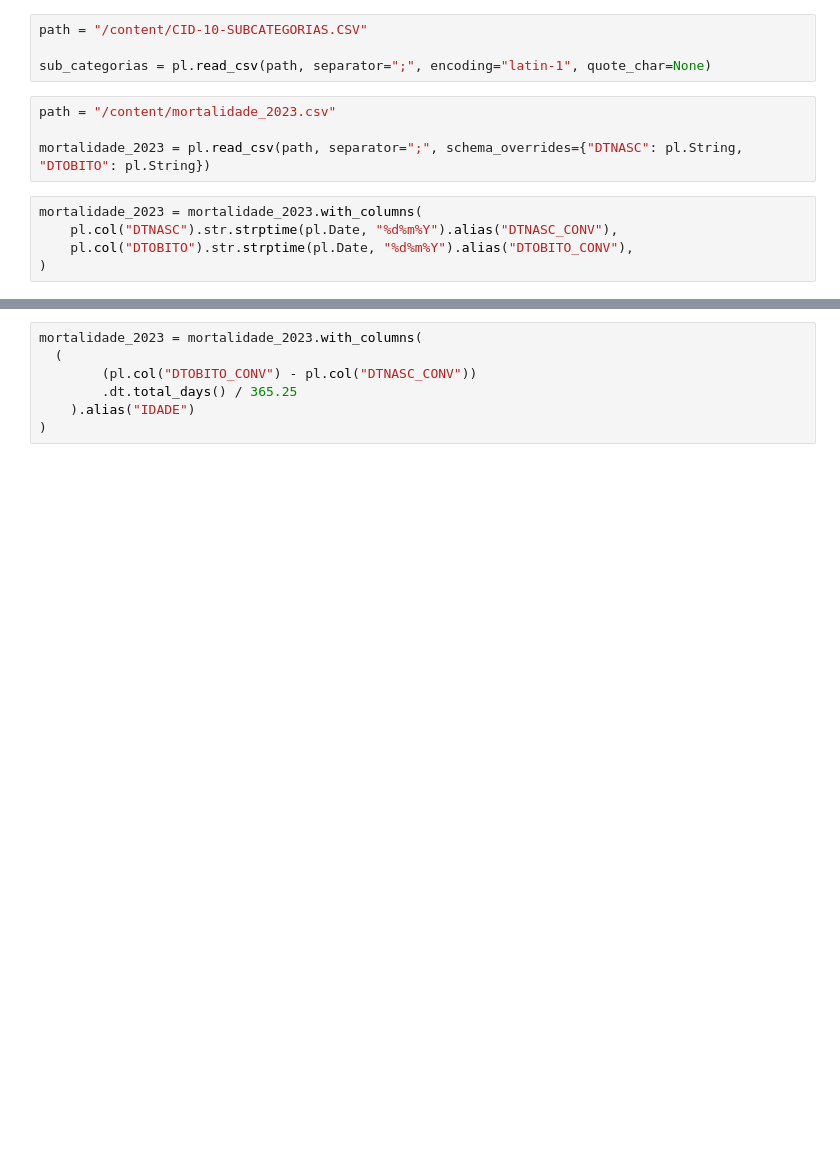
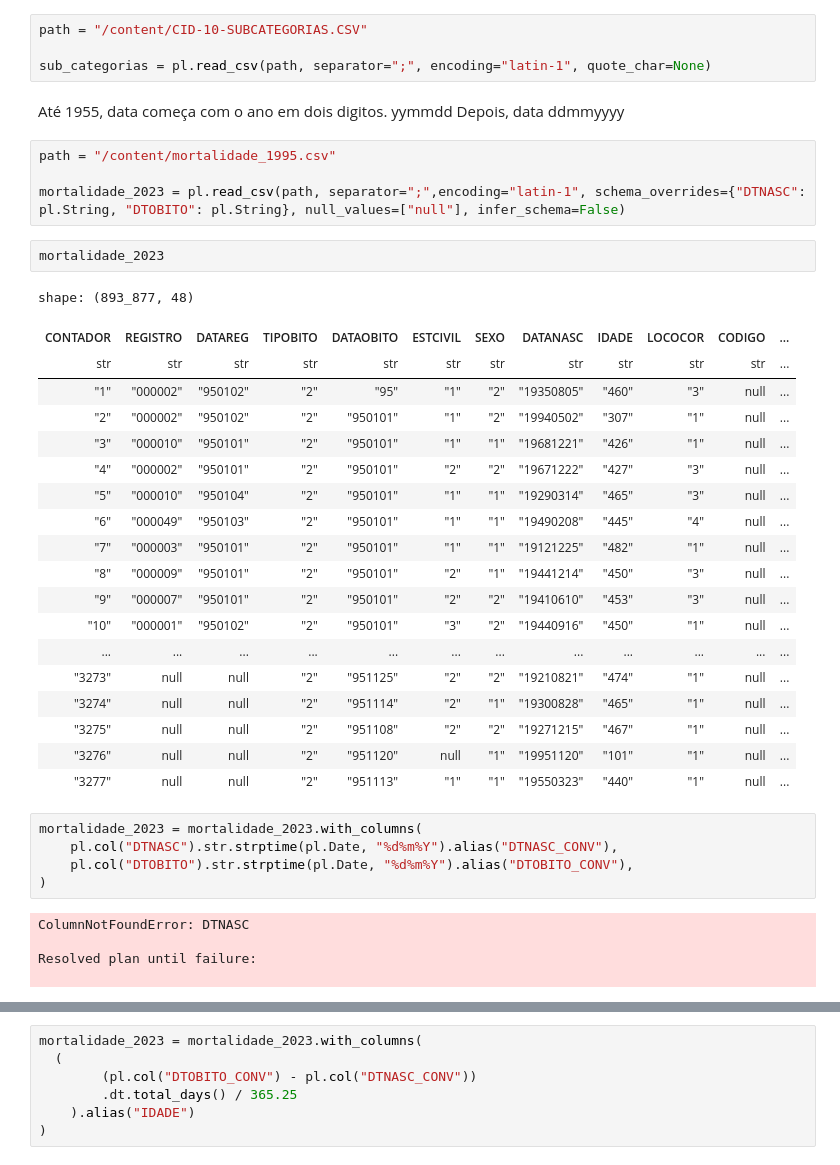
Before and after one commit to arturbernardo/data_sus, a Jupyter notebook: obitos_cid_datasus.ipynb, the cells around one changed output, grey strips where cells are left out. Saved outputs shown, nothing was run; the diff lists cells and outputs as text; blank space fills up the shorter version.

```diff
--- a/obitos_cid_datasus.ipynb
+++ b/obitos_cid_datasus.ipynb
@@ -109,12 +113,42 @@ nan
 path = "/content/CID-10-SUBCATEGORIAS.CSV"
 
 sub_categorias = pl.read_csv(path, separator=";", encoding="latin-1", quote_char=None)
+# %% [markdown]
+Até 1955, data começa com o ano em dois digitos. yymmdd
+Depois, data ddmmyyyy
 # %%
-path = "/content/mortalidade_2023.csv"
+path = "/content/mortalidade_1995.csv"
 
-mortalidade_2023 = pl.read_csv(path, separator=";", schema_overrides={"DTNASC": pl.String, "DTOBITO": pl.String})
+mortalidade_2023 = pl.read_csv(path, separator=";",encoding="latin-1", schema_overrides={"DTNASC": pl.String, "DTOBITO": pl.String}, null_values=["null"], infer_schema=False)
+# %%
+mortalidade_2023
+# %% [output]
+shape: (893_877, 48)
+| CONTADOR | REGISTRO | DATAREG | TIPOBITO | DATAOBITO | ESTCIVIL | SEXO | DATANASC | IDADE | LOCOCOR | CODIGO | ... |
+| str | str | str | str | str | str | str | str | str | str | str | ... |
+| "1" | "000002" | "950102" | "2" | "95" | "1" | "2" | "19350805" | "460" | "3" | null | ... |
+| "2" | "000002" | "950102" | "2" | "950101" | "1" | "2" | "19940502" | "307" | "1" | null | ... |
+| "3" | "000010" | "950101" | "2" | "950101" | "1" | "1" | "19681221" | "426" | "1" | null | ... |
+| "4" | "000002" | "950101" | "2" | "950101" | "2" | "2" | "19671222" | "427" | "3" | null | ... |
+| "5" | "000010" | "950104" | "2" | "950101" | "1" | "1" | "19290314" | "465" | "3" | null | ... |
+| "6" | "000049" | "950103" | "2" | "950101" | "1" | "1" | "19490208" | "445" | "4" | null | ... |
+| "7" | "000003" | "950101" | "2" | "950101" | "1" | "1" | "19121225" | "482" | "1" | null | ... |
+| "8" | "000009" | "950101" | "2" | "950101" | "2" | "1" | "19441214" | "450" | "3" | null | ... |
+| "9" | "000007" | "950101" | "2" | "950101" | "2" | "2" | "19410610" | "453" | "3" | null | ... |
+| "10" | "000001" | "950102" | "2" | "950101" | "3" | "2" | "19440916" | "450" | "1" | null | ... |
+| ... | ... | ... | ... | ... | ... | ... | ... | ... | ... | ... | ... |
+| "3273" | null | null | "2" | "951125" | "2" | "2" | "19210821" | "474" | "1" | null | ... |
+| "3274" | null | null | "2" | "951114" | "2" | "1" | "19300828" | "465" | "1" | null | ... |
+| "3275" | null | null | "2" | "951108" | "2" | "2" | "19271215" | "467" | "1" | null | ... |
+| "3276" | null | null | "2" | "951120" | null | "1" | "19951120" | "101" | "1" | null | ... |
+| "3277" | null | null | "2" | "951113" | "1" | "1" | "19550323" | "440" | "1" | null | ... |
 # %%
 mortalidade_2023 = mortalidade_2023.with_columns(
     pl.col("DTNASC").str.strptime(pl.Date, "%d%m%Y").alias("DTNASC_CONV"),
     pl.col("DTOBITO").str.strptime(pl.Date, "%d%m%Y").alias("DTOBITO_CONV"),
 )
+# %% [output]
+ColumnNotFoundError: DTNASC
+
+Resolved plan until failure:
+
```
Also changed, not shown: parts of 3 cells of this notebook.
